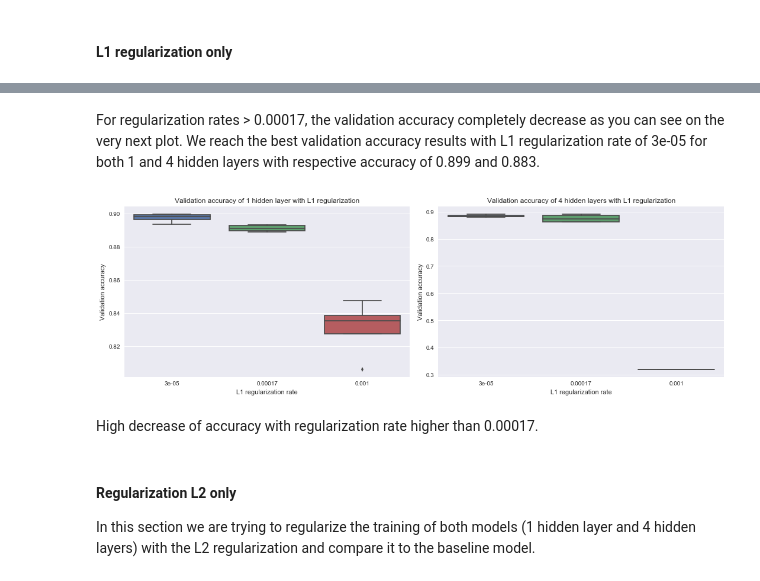
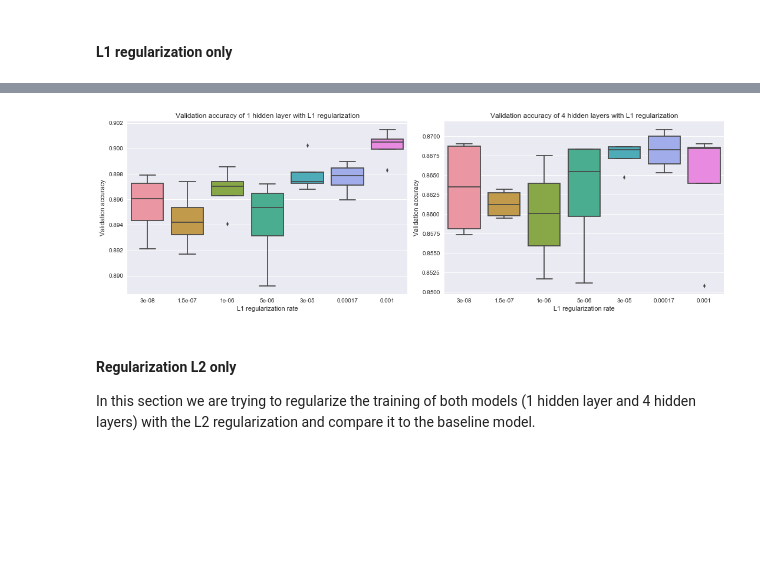
Before and after one commit to SSappy/ANN-Project-1, a Jupyter notebook: miniproject1.ipynb, the cells around one changed output, grey strips where cells are left out. Cells and saved outputs as stored; diff of their text form; code cells hidden in the pictures; blank space fills up the shorter version.

```diff
--- a/miniproject1.ipynb
+++ b/miniproject1.ipynb
@@ -750,0 +722,6 @@ plt.show()
+# %%
+"""
+Saving & load the model. /!\ Do not run save unless you want to override it.
+"""
+#save_obj(histories, 'ex4_histories')
+histories = load_obj('ex4_histories')
@@ -1478,19 +1535,4 @@ save_obj(histories4, 'ex6_dropout_histories4_200_2')
 # %%
-histories1 = load_obj('ex6_dropout_histories1_200_2')
-histories4 = load_obj('ex6_dropout_histories4_200_2')
-
-for i in range(len(histories1)):
-    for j in range(len(histories1[0])):
-        histories1[i][j] = histories1[i][j]['val_acc']
-histories1 = np.array(histories1)
-val_acc1_dropout = np.max(histories1, axis=2)
-
-for i in range(len(histories1)):
-    for j in range(len(histories1[0])):
-        histories4[i][j] = histories4[i][j]['val_acc']
-histories4 = np.array(histories4)
-val_acc4_dropout = np.max(histories4, axis=2)
-
 fig, ax = plt.subplots(1, 2, figsize=(15,5))
 
 sns.boxplot(data=val_acc1_dropout.T, ax=ax[0])
@@ -1657,46 +1711,23 @@ plt.show()
-# %% [markdown]
-For regularization rates > 0.00017, the validation accuracy completely decrease as you can see on the very next plot. We reach the best validation accuracy results with L1 regularization rate of 3e-05 for both 1 and 4 hidden layers with respective accuracy of 0.899 and 0.883.
 # %%
-histories1 = load_obj('ex6_l1_new_histories1')
-histories4 = load_obj('ex6_l1_new_histories4')
-histories1 = histories1[-3:]
-histories4 = histories4[-3:]
-
-for i in range(len(histories1)):
-    for j in range(len(histories1[0])):
-        histories1[i][j] = histories1[i][j]['val_acc']
-histories1 = np.array(histories1)
-val_acc1 = np.max(histories1, axis=2)
-
-for i in range(len(histories4)):
-    for j in range(len(histories4[0])):
-        histories4[i][j] = histories4[i][j]['val_acc']
-histories4 = np.array(histories4)
-val_acc4 = np.max(histories4, axis=2)
-
-regularization_rates = np.array([3e-05, 1.7e-04, 1e-03])
-
 fig, ax = plt.subplots(1, 2, figsize=(15,5))
 
-sns.boxplot(data=val_acc1.T, ax=ax[0])
+sns.boxplot(data=val_acc1_l1.T, ax=ax[0])
 ax[0].set_title('Validation accuracy of 1 hidden layer with L1 regularization')
 ax[0].set_ylabel('Validation accuracy')
 ax[0].set_xlabel('L1 regularization rate')
 ax[0].set_xticklabels(regularization_rates, fontsize=10)
 
-sns.boxplot(data=val_acc4.T, ax=ax[1])
+sns.boxplot(data=val_acc4_l1.T, ax=ax[1])
 ax[1].set_title('Validation accuracy of 4 hidden layers with L1 regularization')
 ax[1].set_ylabel('Validation accuracy')
 ax[1].set_xlabel('L1 regularization rate')
 ax[1].set_xticklabels(regularization_rates, fontsize=10)
 
 plt.tight_layout()
 
 plt.show()
 # %% [output]
-[figure, old version]
+[figure, new version]
-# %% [markdown]
-High decrease of accuracy with regularization rate higher than 0.00017.
 # %% [markdown]
 #### Regularization L2 only
 
```
Also changed, not shown: parts of 26 cells of this notebook.
